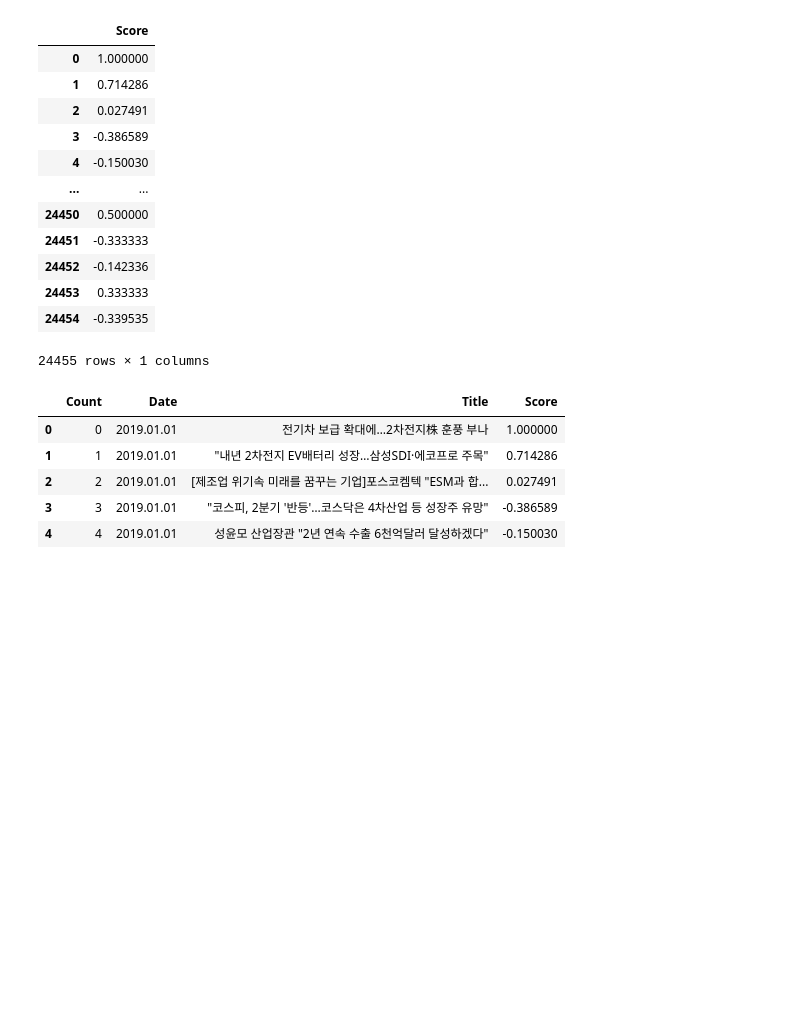
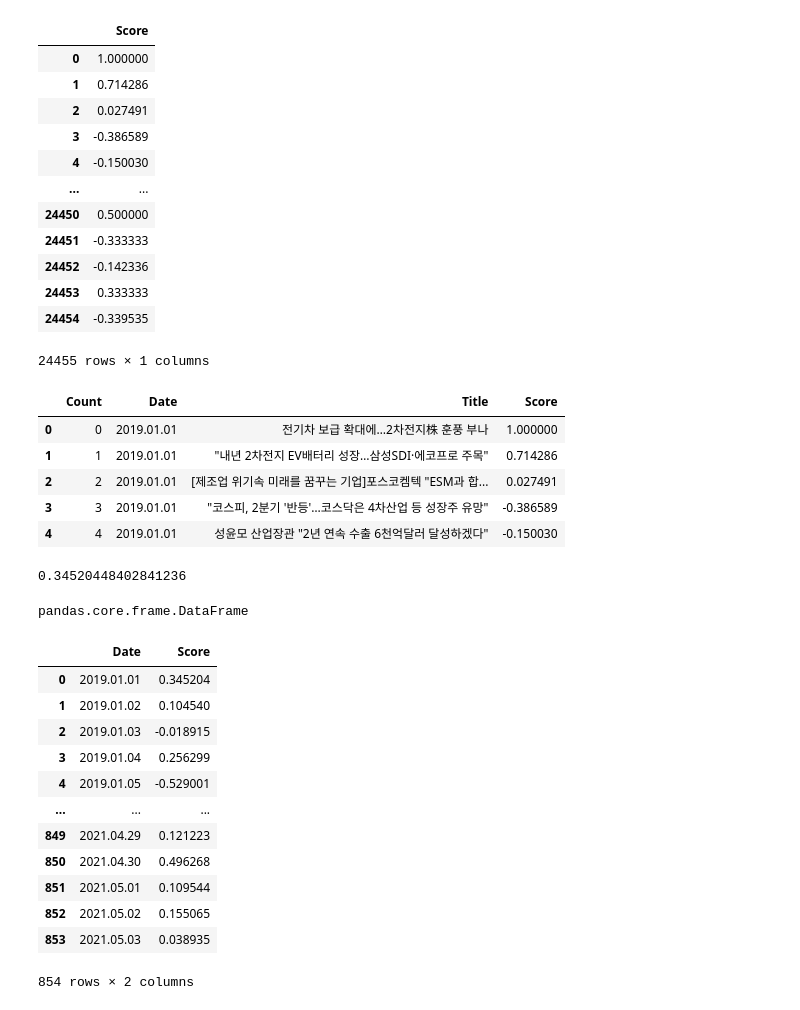
Before and after one commit to 6058ah/BusinessCapstone, a Jupyter notebook: 뉴스데이터_크롤링_및_감성분석.ipynb, the cells around one changed output. Cells and saved outputs as stored; diff of their text form; code cells hidden in the pictures; blank space fills up the shorter version.

```diff
--- a/뉴스데이터_크롤링_및_감성분석.ipynb
+++ b/뉴스데이터_크롤링_및_감성분석.ipynb
@@ -245,3 +245,7 @@ result.head()
 | 2 | 2 | 2019.01.01 | [제조업 위기속 미래를 꿈꾸는 기업]포스코켐텍 "ESM과 합... | 0.027491 |
 | 3 | 3 | 2019.01.01 | "코스피, 2분기 '반등'…코스닥은 4차산업 등 성장주 유망" | -0.386589 |
 | 4 | 4 | 2019.01.01 | 성윤모 산업장관 "2년 연속 수출 6천억달러 달성하겠다" | -0.150030 |
+# %%
+result.loc[result['Date']=='2019.01.01','Score'].mean()
+# %% [output]
+0.34520448402841236
@@ -247,0 +263,5 @@ result.head()
+# %%
+date_mean_score.columns = ['Date','Score']
+type(date_mean_score)
+# %% [output]
+pandas.core.frame.DataFrame
@@ -247,0 +270,16 @@ result.head()
+# %%
+date_mean_score
+# %% [output]
+|  | Date | Score |
+| 0 | 2019.01.01 | 0.345204 |
+| 1 | 2019.01.02 | 0.104540 |
+| 2 | 2019.01.03 | -0.018915 |
+| 3 | 2019.01.04 | 0.256299 |
+| 4 | 2019.01.05 | -0.529001 |
+| ... | ... | ... |
+| 849 | 2021.04.29 | 0.121223 |
+| 850 | 2021.04.30 | 0.496268 |
+| 851 | 2021.05.01 | 0.109544 |
+| 852 | 2021.05.02 | 0.155065 |
+| 853 | 2021.05.03 | 0.038935 |
+854 rows × 2 columns
```
Also changed, not shown: parts of 3 cells of this notebook.
